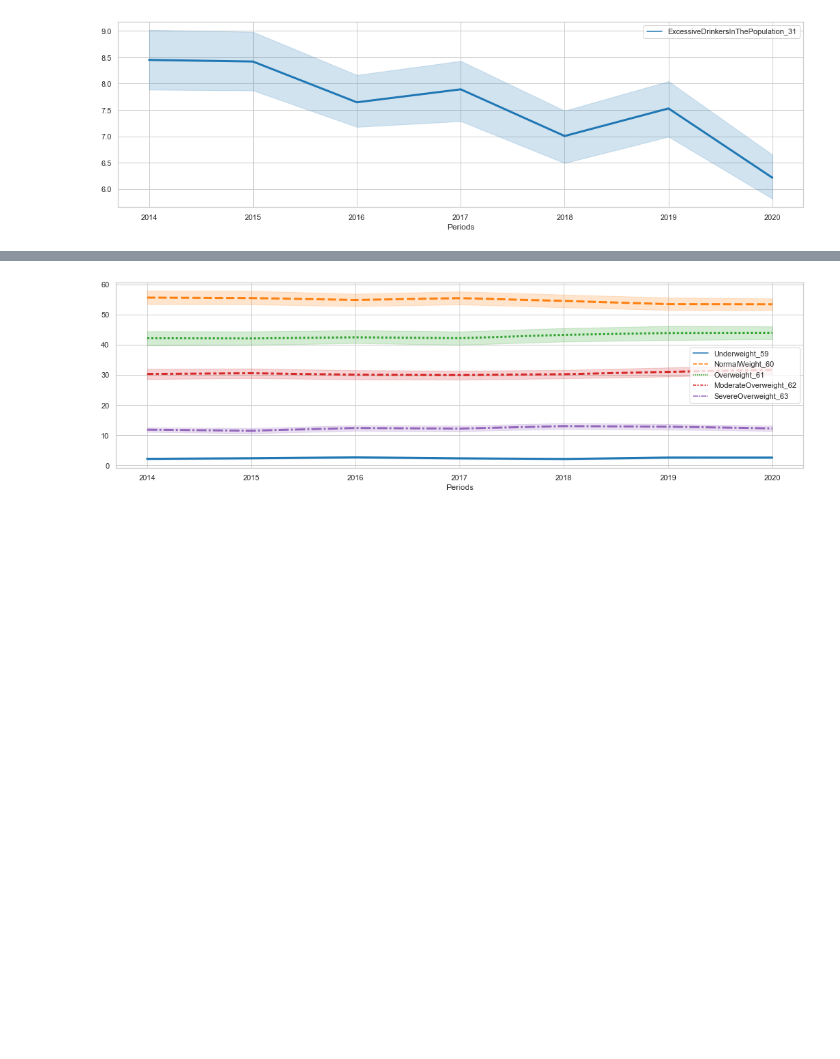
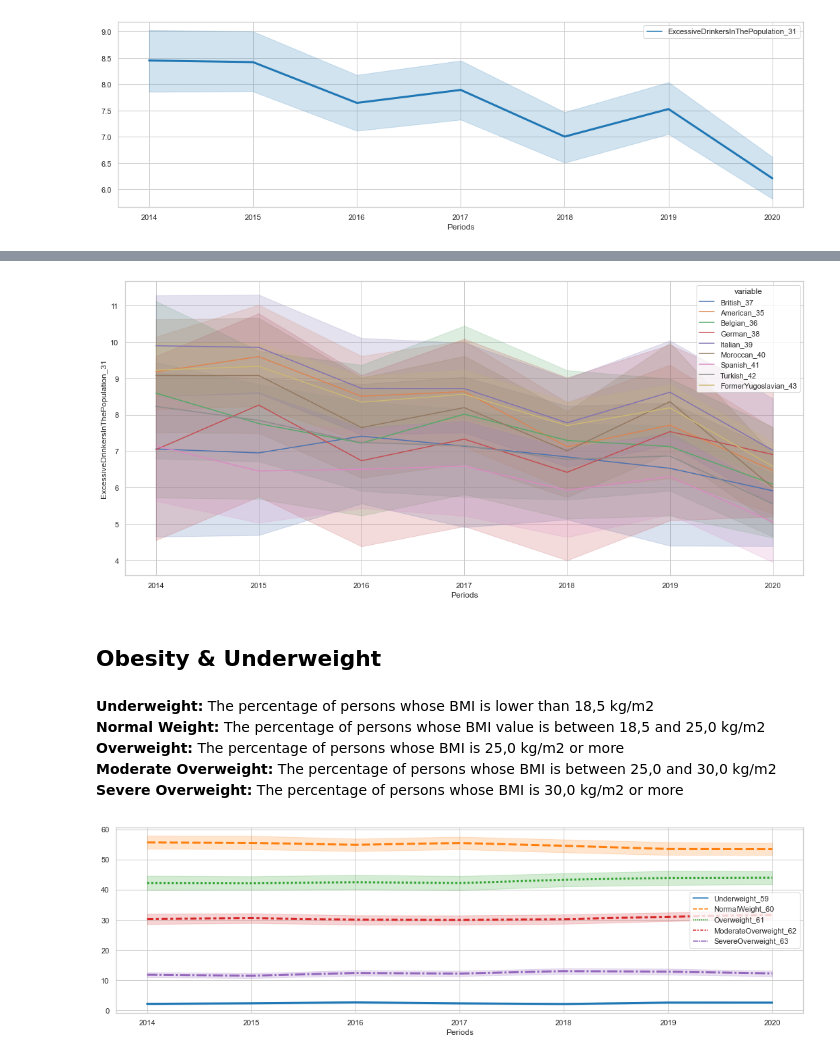
Before and after one commit to ImyPG/Solo-Project, a Jupyter notebook: Netherlands.ipynb, the cells around one changed output, grey strips where cells are left out. Drawn from its saved outputs; the diff is of its cells as text; code cells hidden in the pictures; blank space fills up the shorter version.

```diff
--- a/Netherlands.ipynb
+++ b/Netherlands.ipynb
@@ -278,3 +295,17 @@ sns.lineplot(data=LS.set_index('Periods')[columns], palette="tab10", linewidth=3
+# %%
+plt.figure(figsize=(18,8))
+
+sns.lineplot(data=Foreigners_df,x=LS['Periods'], y=LS['ExcessiveDrinkersInThePopulation_31'],hue='variable');
+# %% [output]
+[figure, added]
+# %% [markdown]
+## Obesity & Underweight
+# %% [markdown]
+<b>Underweight:</b> The percentage of persons whose BMI is lower than 18,5 kg/m2\
+<b>Normal Weight:</b> The percentage of persons whose BMI value is between 18,5 and 25,0 kg/m2\
+<b>Overweight:</b> The percentage of persons whose BMI is 25,0 kg/m2 or more\
+<b>Moderate Overweight:</b> The percentage of persons whose BMI is between 25,0 and 30,0 kg/m2\
+<b>Severe Overweight:</b> The percentage of persons whose BMI is 30,0 kg/m2 or more
 # %%
 sns.set_theme(style="whitegrid")
 
```
Also changed, not shown: parts of 59 cells of this notebook, 1 other file.
